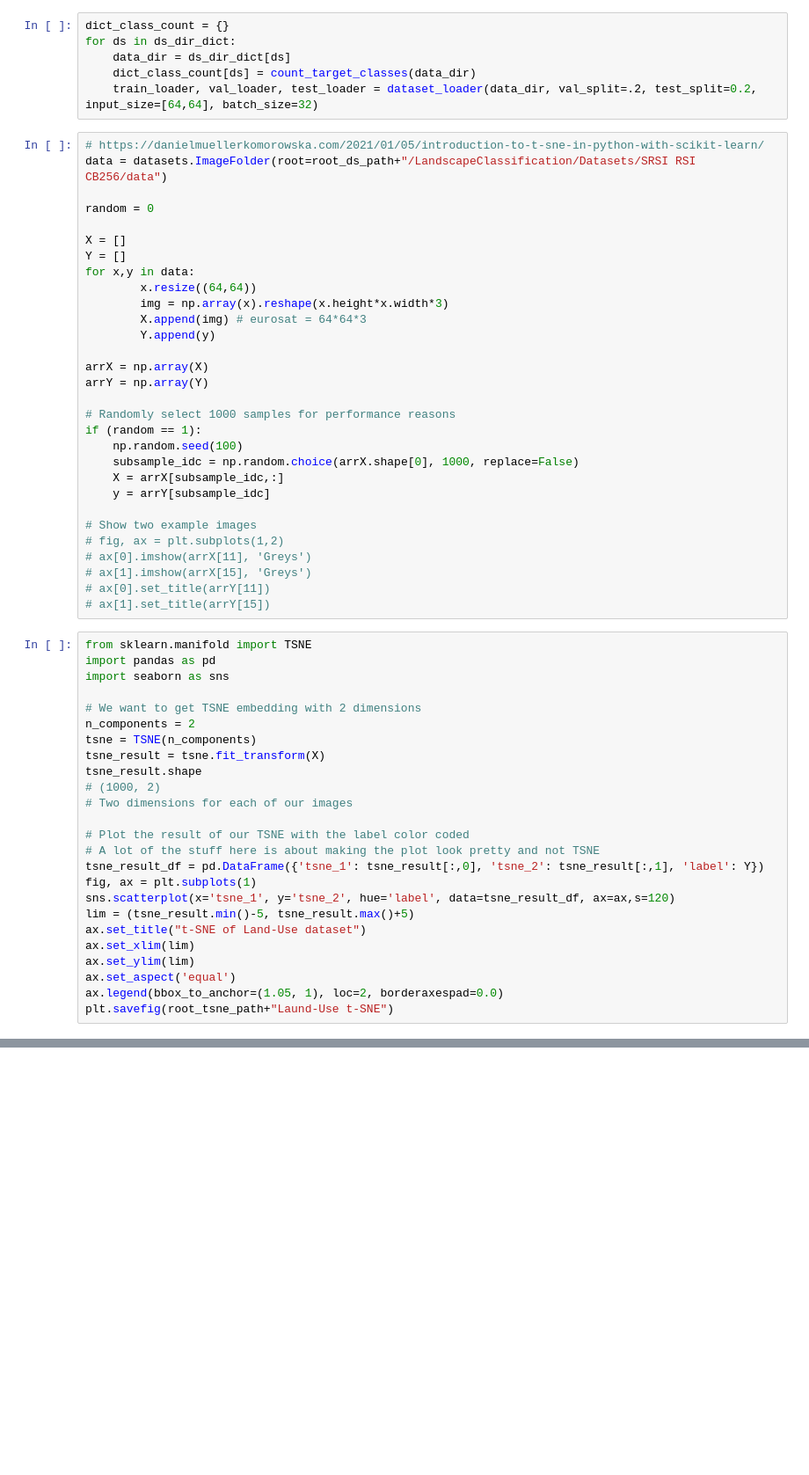
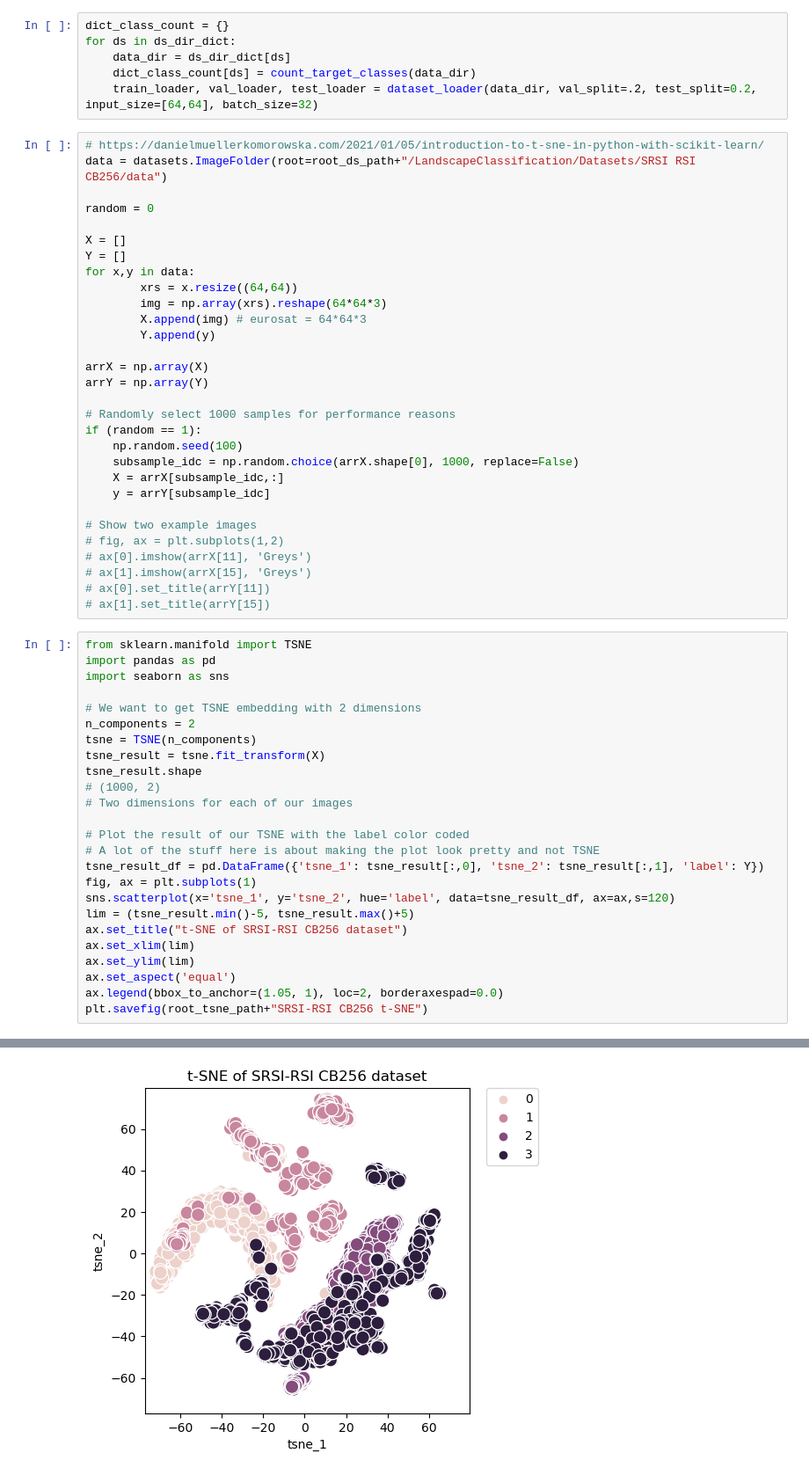
Before and after one commit to preetichouhan025/Remote-Sensing-Imagery-Analysis, a Jupyter notebook: TSNE work/tsne_dataset.ipynb, the cells around one changed output, grey strips where cells are left out. Shown at 88% size. Drawn from its saved outputs; the diff is of its cells as text; blank space fills up the shorter version.

Commit message:
finished with tsne

```diff
--- a/TSNE work/tsne_dataset.ipynb
+++ b/TSNE work/tsne_dataset.ipynb
@@ -79,8 +79,8 @@ random = 0
 X = []
 Y = []
 for x,y in data:
-        x.resize((64,64))
-        img = np.array(x).reshape(x.height*x.width*3)
+        xrs = x.resize((64,64))
+        img = np.array(xrs).reshape(64*64*3)
         X.append(img) # eurosat = 64*64*3
         Y.append(y)
 
@@ -119,10 +119,10 @@ tsne_result_df = pd.DataFrame({'tsne_1': tsne_result[:,0], 'tsne_2': tsne_result
 fig, ax = plt.subplots(1)
 sns.scatterplot(x='tsne_1', y='tsne_2', hue='label', data=tsne_result_df, ax=ax,s=120)
 lim = (tsne_result.min()-5, tsne_result.max()+5)
-ax.set_title("t-SNE of Land-Use dataset")
+ax.set_title("t-SNE of SRSI-RSI CB256 dataset")
 ax.set_xlim(lim)
 ax.set_ylim(lim)
 ax.set_aspect('equal')
 ax.legend(bbox_to_anchor=(1.05, 1), loc=2, borderaxespad=0.0)
-plt.savefig(root_tsne_path+"Laund-Use t-SNE")
+plt.savefig(root_tsne_path+"SRSI-RSI CB256 t-SNE")
 # %% [output]
@@ -129,0 +129 @@ ValueError: setting an array element with a sequence. The requested array has an
+[figure, added]
```
Also changed, not shown: parts of 1 cell of this notebook.
